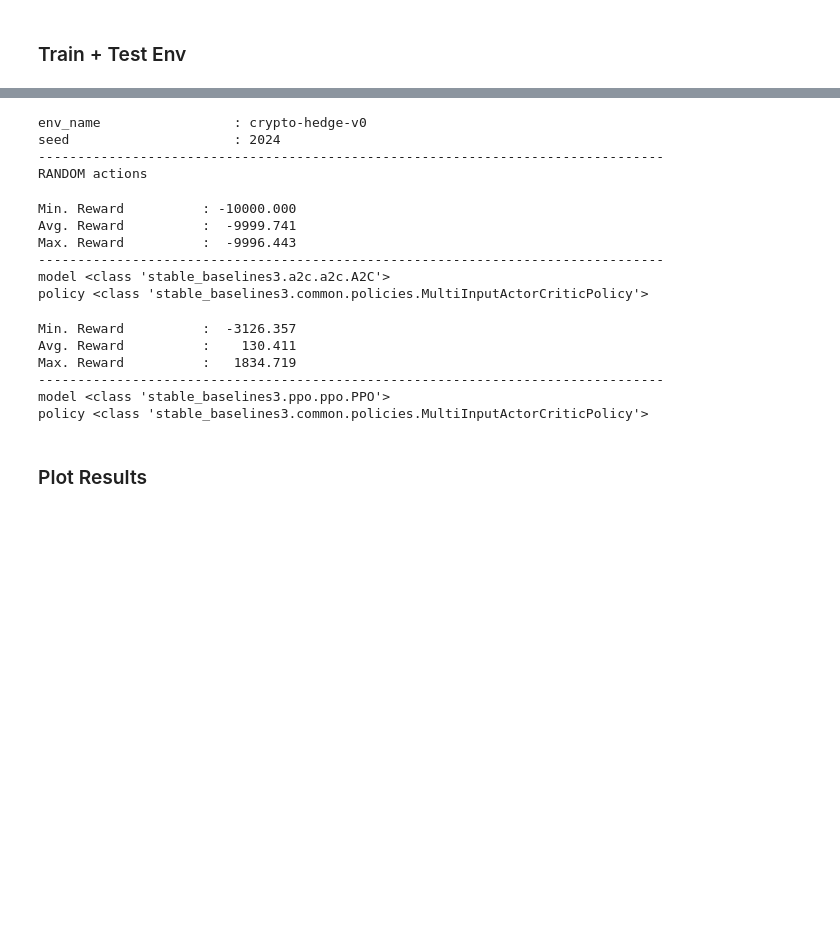
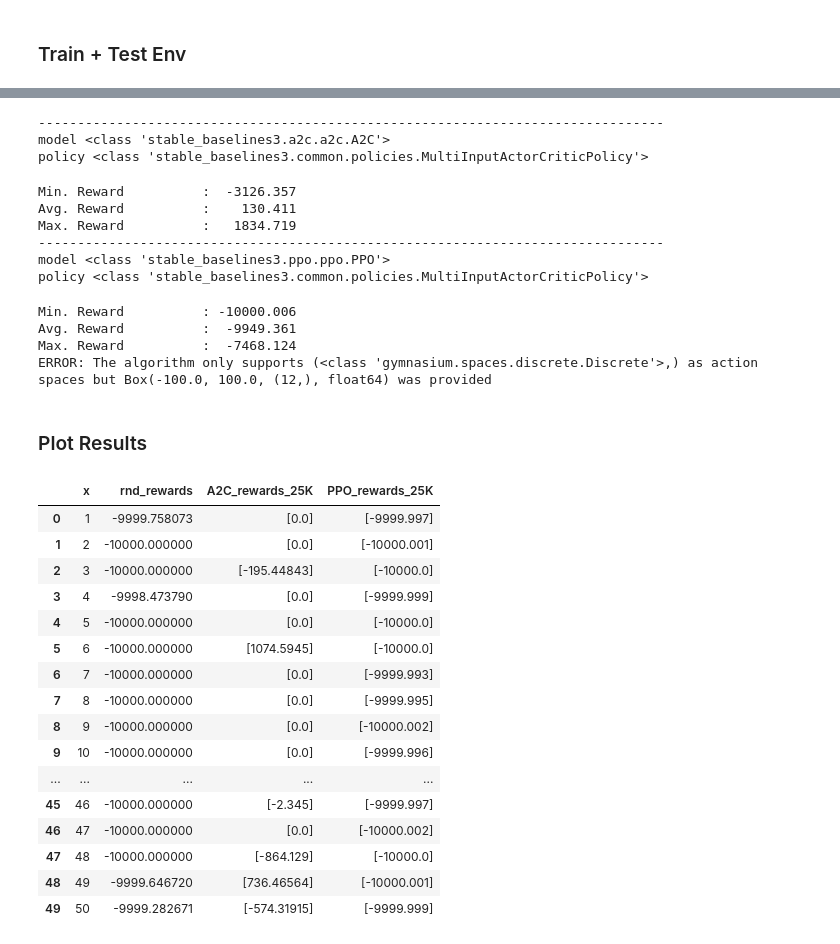
Before and after one commit to fortesenselabs/trade_flow, a Jupyter notebook: trade_flow/environments/metatrader/examples/SB3_a2c_ppo.ipynb, the cells around one changed output, grey strips where cells are left out. Saved outputs shown, nothing was run; the diff lists cells and outputs as text; code cells hidden in the pictures; blank space fills up the shorter version.

```diff
--- a/trade_flow/environments/metatrader/examples/SB3_a2c_ppo.ipynb
+++ b/trade_flow/environments/metatrader/examples/SB3_a2c_ppo.ipynb
@@ -142,24 +172,5 @@ def train_test_model(model, env, seed, total_num_episodes, total_learning_timest
 # %%
-seed = 2024  # random seed
-total_num_episodes = 50
-
-print ("env_name                 :", env_name)
-print ("seed                     :", seed)
-
-# INIT matplotlib
-plot_settings = {}
-plot_data = {'x': [i for i in range(1, total_num_episodes + 1)]}
-
-# Random actions
-model = None
-total_learning_timesteps = 0
-rewards = train_test_model(model, env, seed, total_num_episodes, total_learning_timesteps)
-min, avg, max = print_stats(rewards)
-class_name = f'Random actions'
-label = f'Avg. {avg:>7.2f} : {class_name}'
-plot_data['rnd_rewards'] = rewards
-plot_settings['rnd_rewards'] = {'label': label}
-
+# Agents
 learning_timesteps_list_in_K = [25]
 # learning_timesteps_list_in_K = [50, 250, 500]
 # learning_timesteps_list_in_K = [500, 1000, 3000, 5000]
@@ -190,22 +201,41 @@ for timesteps in learning_timesteps_list_in_K:
             print(f"ERROR: {str(e)}")
             continue
 # %% [output]
-env_name                 : crypto-hedge-v0
-seed                     : 2024
 --------------------------------------------------------------------------------
-RANDOM actions
+model <class 'stable_baselines3.a2c.a2c.A2C'>
+policy <class 'stable_baselines3.common.policies.MultiInputActorCriticPolicy'>
-Min. Reward          : -10000.000
-Avg. Reward          :  -9999.741
-Max. Reward          :  -9996.443
+Min. Reward          :  -3126.357
+Avg. Reward          :    130.411
+Max. Reward          :   1834.719
 --------------------------------------------------------------------------------
-model <class 'stable_baselines3.a2c.a2c.A2C'>
+model <class 'stable_baselines3.ppo.ppo.PPO'>
 policy <class 'stable_baselines3.common.policies.MultiInputActorCriticPolicy'>
-Min. Reward          :  -3126.357
-Avg. Reward          :    130.411
-Max. Reward          :   1834.719
---------------------------------------------------------------------------------
-model <class 'stable_baselines3.ppo.ppo.PPO'>
-policy <class 'stable_baselines3.common.policies.MultiInputActorCriticPolicy'>
+Min. Reward          : -10000.006
+Avg. Reward          :  -9949.361
+Max. Reward          :  -7468.124
+ERROR: The algorithm only supports (<class 'gymnasium.spaces.discrete.Discrete'>,) as action spaces but Box(-100.0, 100.0, (12,), float64) was provided
 # %% [markdown]
 ### Plot Results
+# %%
+data = pd.DataFrame(plot_data)
+
+data
+# %% [output]
+|  | x | rnd_rewards | A2C_rewards_25K | PPO_rewards_25K |
+| 0 | 1 | -9999.758073 | [0.0] | [-9999.997] |
+| 1 | 2 | -10000.000000 | [0.0] | [-10000.001] |
+| 2 | 3 | -10000.000000 | [-195.44843] | [-10000.0] |
+| 3 | 4 | -9998.473790 | [0.0] | [-9999.999] |
+| 4 | 5 | -10000.000000 | [0.0] | [-10000.0] |
+| 5 | 6 | -10000.000000 | [1074.5945] | [-10000.0] |
+| 6 | 7 | -10000.000000 | [0.0] | [-9999.993] |
+| 7 | 8 | -10000.000000 | [0.0] | [-9999.995] |
+| 8 | 9 | -10000.000000 | [0.0] | [-10000.002] |
+| 9 | 10 | -10000.000000 | [0.0] | [-9999.996] |
+| ... | ... | ... | ... | ... |
+| 45 | 46 | -10000.000000 | [-2.345] | [-9999.997] |
+| 46 | 47 | -10000.000000 | [0.0] | [-10000.002] |
+| 47 | 48 | -10000.000000 | [-864.129] | [-10000.0] |
+| 48 | 49 | -9999.646720 | [736.46564] | [-10000.001] |
+| 49 | 50 | -9999.282671 | [-574.31915] | [-9999.999] |
 # %%
```
Also changed, not shown: parts of 6 cells of this notebook.
